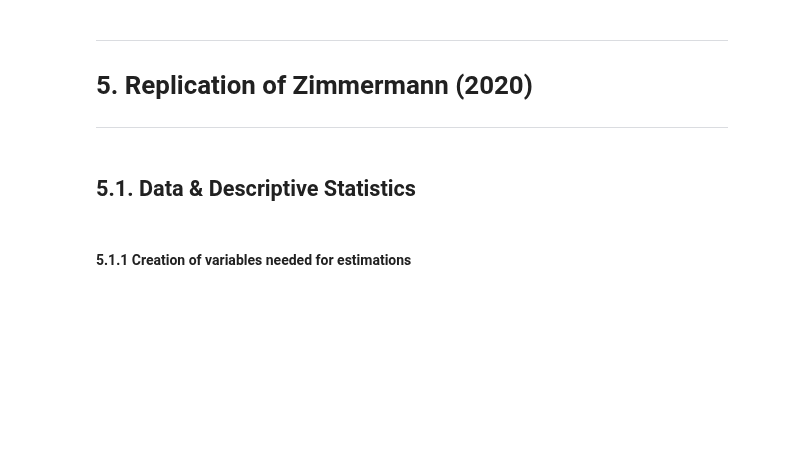
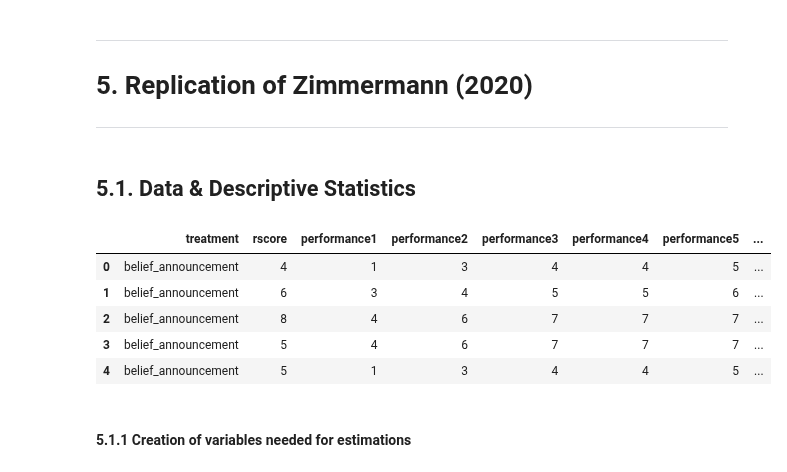
Before and after one commit to aysuavci/ose-data-science-course-project-aysuavci, a Jupyter notebook: project_notebook.ipynb, the cells around one changed output. Cells and saved outputs as stored; diff of their text form; code cells hidden in the pictures; blank space fills up the shorter version.

```diff
--- a/project_notebook.ipynb
+++ b/project_notebook.ipynb
@@ -138,4 +138,14 @@ df = pd.read_stata('data/data.dta')
 pd.set_option("display.max.columns", None)
 pd.set_option("display.precision", 7)
 pd.set_option("display.max.rows", 30)
+# %%
+#Viewing data
+df.head()
+# %% [output]
+|  | treatment | rscore | performance1 | performance2 | performance3 | performance4 | performance5 | ... |
+| 0 | belief_announcement | 4 | 1 | 3 | 4 | 4 | 5 | ... |
+| 1 | belief_announcement | 6 | 3 | 4 | 5 | 5 | 6 | ... |
+| 2 | belief_announcement | 8 | 4 | 6 | 7 | 7 | 7 | ... |
+| 3 | belief_announcement | 5 | 4 | 6 | 7 | 7 | 7 | ... |
+| 4 | belief_announcement | 5 | 1 | 3 | 4 | 4 | 5 | ... |
 # %%
```
Also changed, not shown: parts of 2 cells of this notebook.
